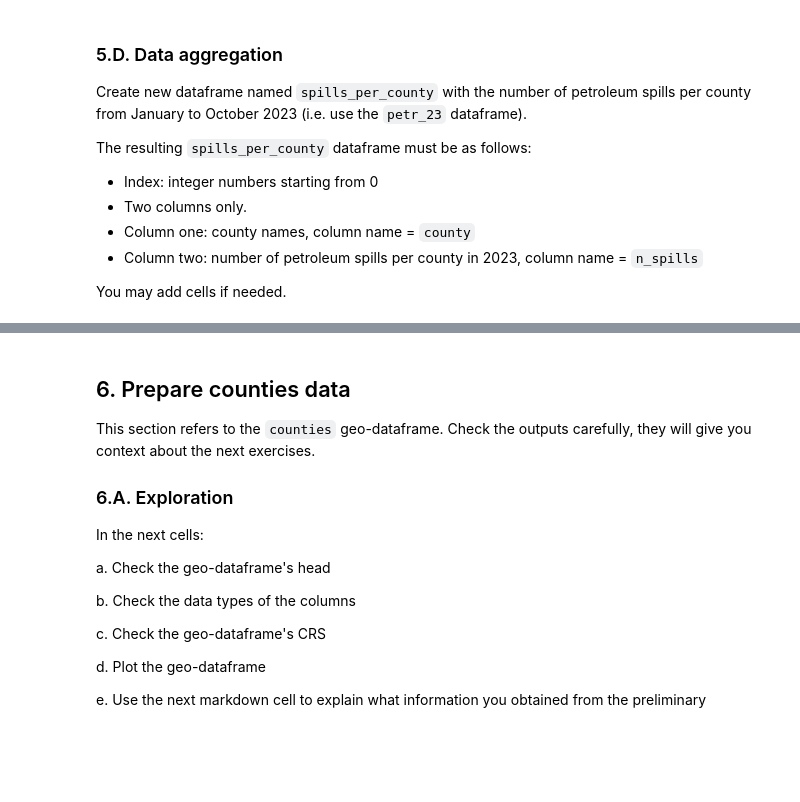
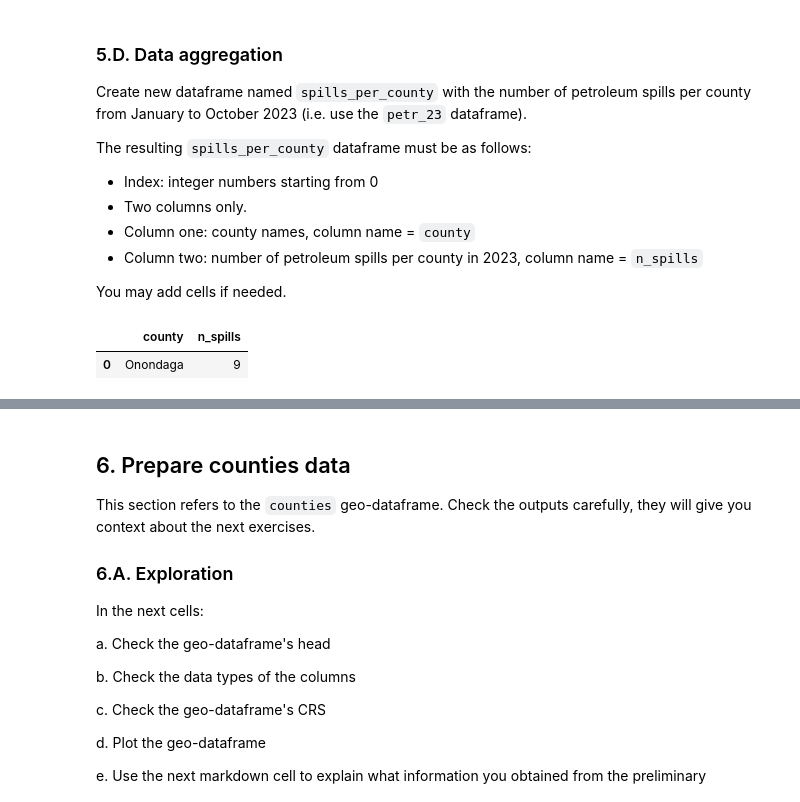
Before and after one commit to lucianbluescher/Visualizing_Oil_Spills_NYC, a Jupyter notebook: hwk3-task1-spills.ipynb, the cells around one changed output, grey strips where cells are left out. Cells and saved outputs as stored; diff of their text form; code cells hidden in the pictures; blank space fills up the shorter version.

```diff
--- a/hwk3-task1-spills.ipynb
+++ b/hwk3-task1-spills.ipynb
@@ -119,3 +163,6 @@ e. Type your answer here, replacing this text.
 
 ### 5.B. Cleaning
 a. Simplify column names as needed.
+# %%
+spills.rename(columns={'zip_code': 'zip', 'swis_code': 'swis'}, inplace=True)
+spills.columns
@@ -125,3 +179,9 @@ a. Simplify column names as needed.
 <!-- BEGIN QUESTION -->
 
 b. Update column data types as needed *for this analysis*.
+# %%
+# Update date columns to pd datetimes
+spills['spill_date'] = pd.to_datetime(spills['spill_date'])
+spills['received_date'] = pd.to_datetime(spills['received_date'])
+spills['close_date'] = pd.to_datetime(spills['close_date'])
+spills.dtypes
@@ -133,6 +211,8 @@ b. Update column data types as needed *for this analysis*.
 ### 5.C. Data selection
 
 a. Select data about petroleum spills that took place between January 1st 2023, and October 31st (including both dates), 2023. Store it in a variable named `petr_23`. The data selection should occur in a single line. You may add cells as needed.
+# %%
+petr_23 = spills[(spills['spill_date'] >= '2023-01-01') & (spills['spill_date'] <= '2023-10-31')]
 # %% [markdown]
 <!-- END QUESTION -->
 
@@ -146,3 +231,10 @@ HINT: if you converted the `spill_date` column to datetime, you can use `petr_23
 <!-- BEGIN QUESTION -->
 
 c. Write tests using `assert` to verify that `petr_23` only has data for petroleum spills.
+# %%
+# Filter only petroleum spills
+petr_23 = petr_23[petr_23['material_family'] == "Petroleum"]
+
+assert (petr_23['material_family'] == "Petroleum").all(), "Not all rows are petroleum spills"
+
+print("All rows are petroleum spills.")
@@ -162,7 +256,10 @@ The resulting `spills_per_county` dataframe must be as follows:
 
 You may add cells if needed.
 # %%
-spills_per_county = ...
-spills_per_county = ...
+spills_per_county = petr_23.groupby('county').size().reset_index(name='n_spills')
+spills_per_county
+# %% [output]
+|  | county | n_spills |
+| 0 | Onondaga | 9 |
 # %%
 grader.check("q5d")
```
Also changed, not shown: parts of 10 cells of this notebook, 1 other file.
